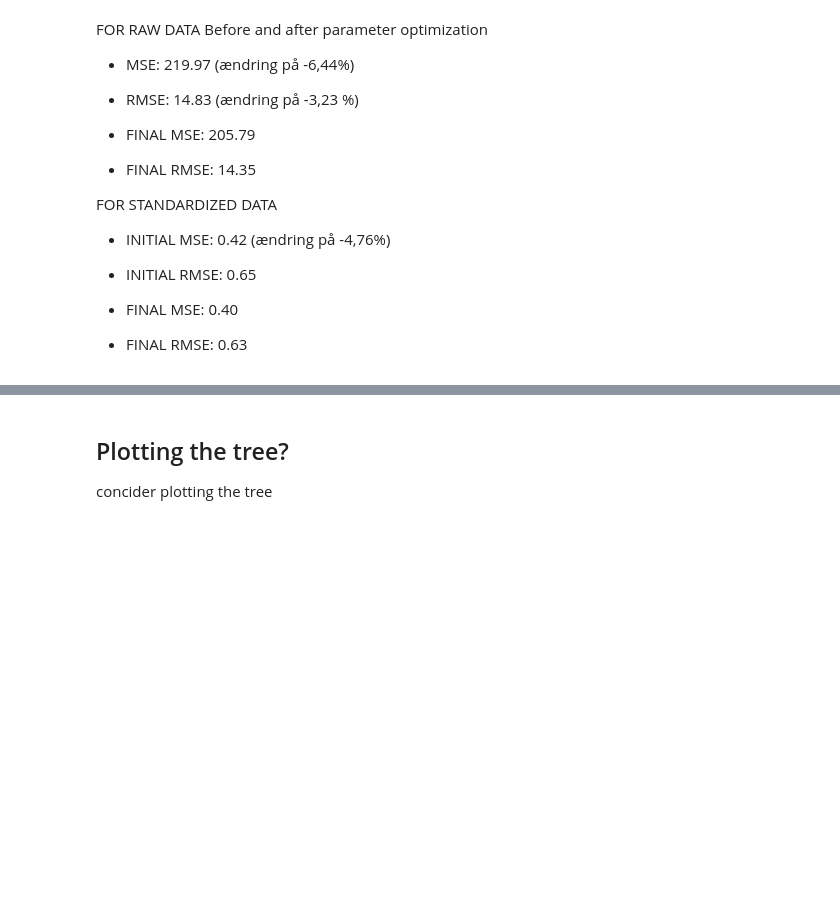
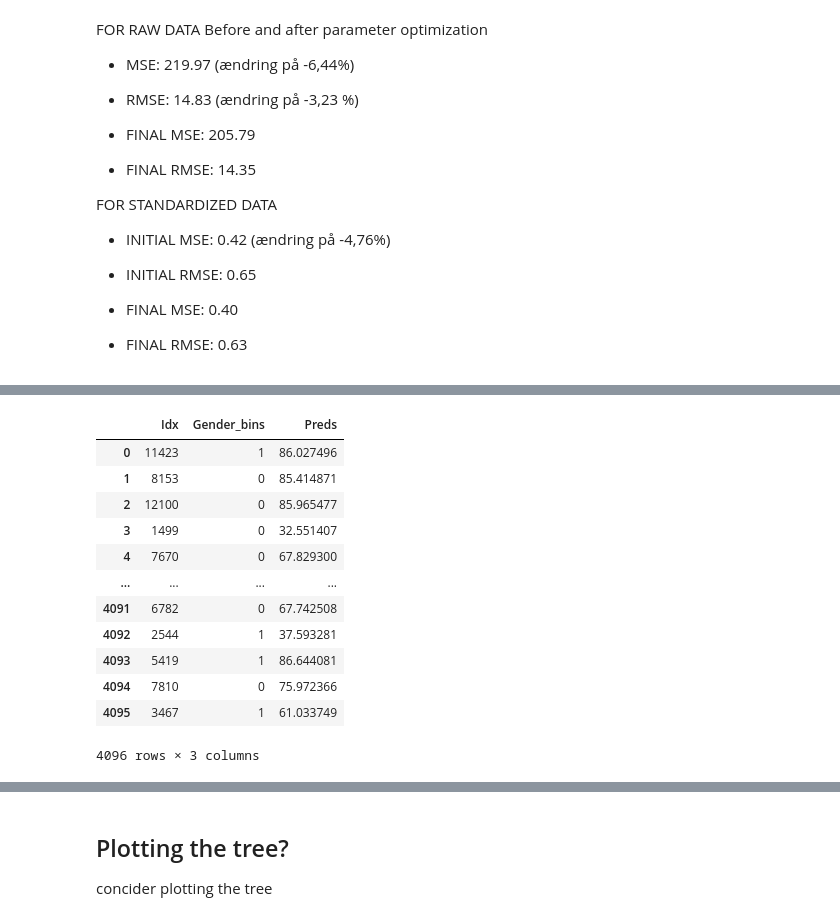
Before and after one commit to s183910/Bachelor_Gabi_Kat, a Jupyter notebook: src/Algoritmer/xgboost.ipynb, the cells around one changed output, grey strips where cells are left out. Cells and saved outputs as stored; diff of their text form; code cells hidden in the pictures; blank space fills up the shorter version.

```diff
--- a/src/Algoritmer/xgboost.ipynb
+++ b/src/Algoritmer/xgboost.ipynb
@@ -245,0 +261,22 @@ FOR STANDARDIZED DATA
+# %%
+index = X_test.index.to_numpy()
+gender = X_test.GENDER_bin.to_numpy()
+preds = y_pred_final
+listen = list(map(list, zip(index,gender, preds)))
+# %%
+samlet_preds_index = pd.DataFrame(listen, columns=['Idx','Gender_bins','Preds'])
+samlet_preds_index
+# %% [output]
+|  | Idx | Gender_bins | Preds |
+| 0 | 11423 | 1 | 86.027496 |
+| 1 | 8153 | 0 | 85.414871 |
+| 2 | 12100 | 0 | 85.965477 |
+| 3 | 1499 | 0 | 32.551407 |
+| 4 | 7670 | 0 | 67.829300 |
+| ... | ... | ... | ... |
+| 4091 | 6782 | 0 | 67.742508 |
+| 4092 | 2544 | 1 | 37.593281 |
+| 4093 | 5419 | 1 | 86.644081 |
+| 4094 | 7810 | 0 | 75.972366 |
+| 4095 | 3467 | 1 | 61.033749 |
+4096 rows × 3 columns
```
Also changed, not shown: parts of 11 cells of this notebook.
